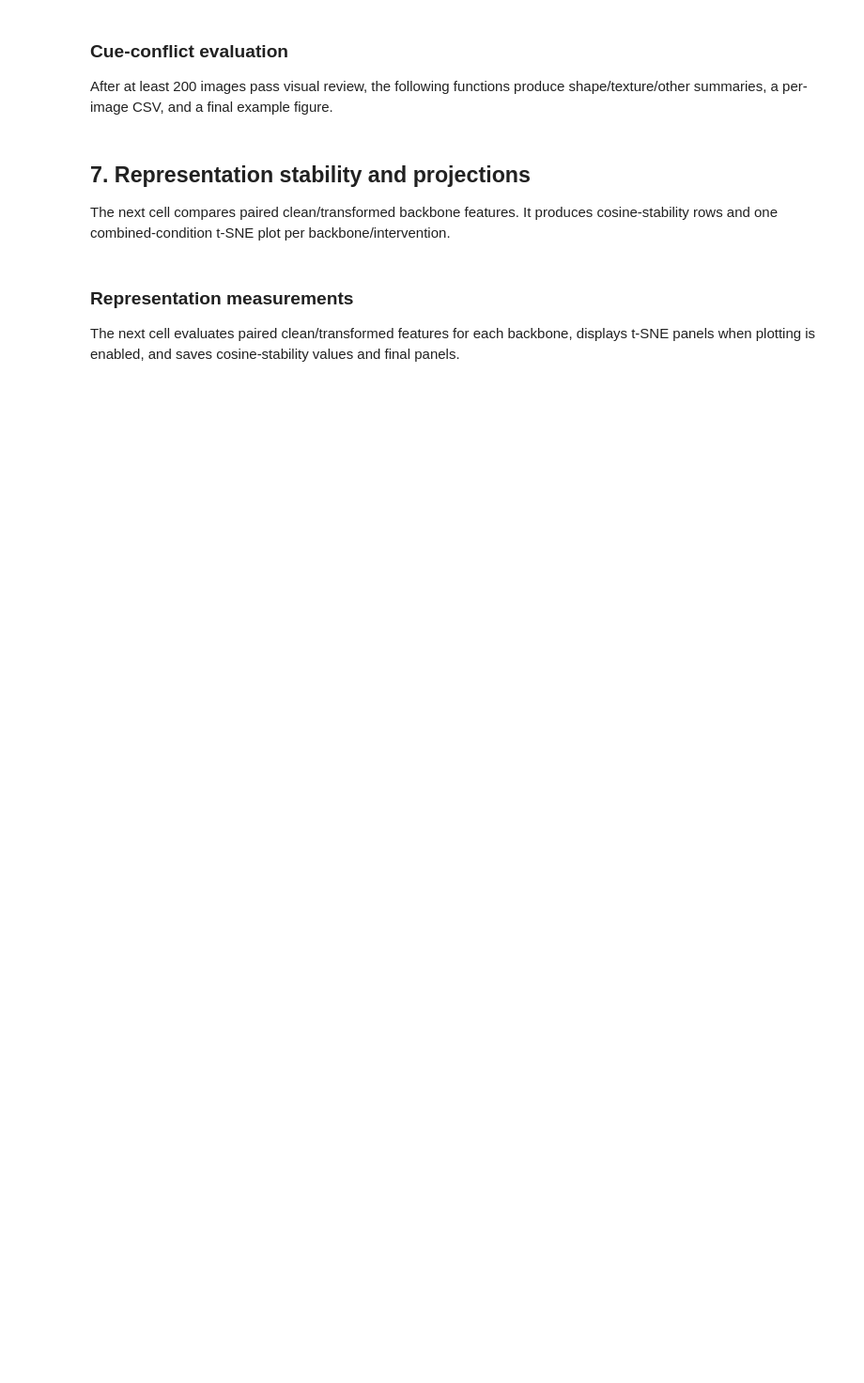
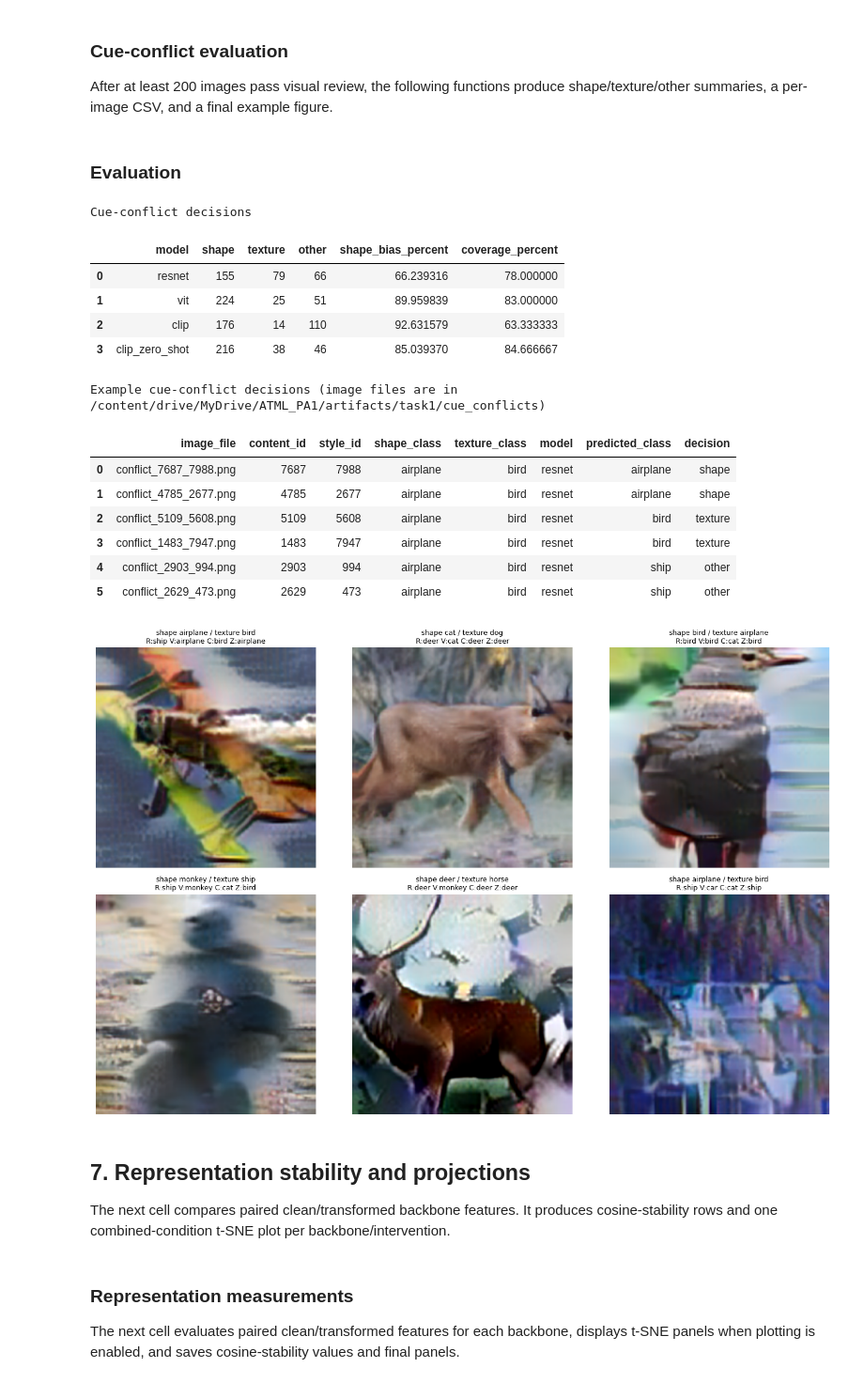
Before and after one commit to hyderchaudhry/atml-pa1, a Jupyter notebook: task1/task1.ipynb, the cells around one changed output. Shown at 94% size. Drawn from its saved outputs; the diff is of its cells as text; code cells hidden in the pictures; blank space fills up the shorter version.

```diff
--- a/task1/task1.ipynb
+++ b/task1/task1.ipynb
@@ -44,7 +49,7 @@ The next cell locates the clone, mounts Drive in Colab, and creates persistent d
 # %%
 # The clone holds code and small final outputs; Drive retains large inputs and models.
 
-REPO_ROOT = Path('content/atml-pa1')
+REPO_ROOT = Path('/content/atml-pa1')
 TASK_ROOT = REPO_ROOT / "task1"
 REPO_RESULTS_DIR = TASK_ROOT / "results"
 
@@ -752,6 +949,26 @@ def evaluate_cue_conflicts():
         figure.savefig(REPO_RESULTS_DIR / "cue_conflict_examples.png", dpi=150, bbox_inches="tight")
         plt.show()
     return rows
+# %% [markdown]
+### Evaluation
+# %%
+cue_results = evaluate_cue_conflicts()
+# %% [output]
+Cue-conflict decisions
+|  | model | shape | texture | other | shape_bias_percent | coverage_percent |
+| 0 | resnet | 155 | 79 | 66 | 66.239316 | 78.000000 |
+| 1 | vit | 224 | 25 | 51 | 89.959839 | 83.000000 |
+| 2 | clip | 176 | 14 | 110 | 92.631579 | 63.333333 |
+| 3 | clip_zero_shot | 216 | 38 | 46 | 85.039370 | 84.666667 |
+Example cue-conflict decisions (image files are in /content/drive/MyDrive/ATML_PA1/artifacts/task1/cue_conflicts)
+|  | image_file | content_id | style_id | shape_class | texture_class | model | predicted_class | decision |
+| 0 | conflict_7687_7988.png | 7687 | 7988 | airplane | bird | resnet | airplane | shape |
+| 1 | conflict_4785_2677.png | 4785 | 2677 | airplane | bird | resnet | airplane | shape |
+| 2 | conflict_5109_5608.png | 5109 | 5608 | airplane | bird | resnet | bird | texture |
+| 3 | conflict_1483_7947.png | 1483 | 7947 | airplane | bird | resnet | bird | texture |
+| 4 | conflict_2903_994.png | 2903 | 994 | airplane | bird | resnet | ship | other |
+| 5 | conflict_2629_473.png | 2629 | 473 | airplane | bird | resnet | ship | other |
+[figure, added]
 # %% [markdown]
 ## 7. Representation stability and projections
 
```
Also changed, not shown: parts of 7 cells of this notebook, 3 other files.
